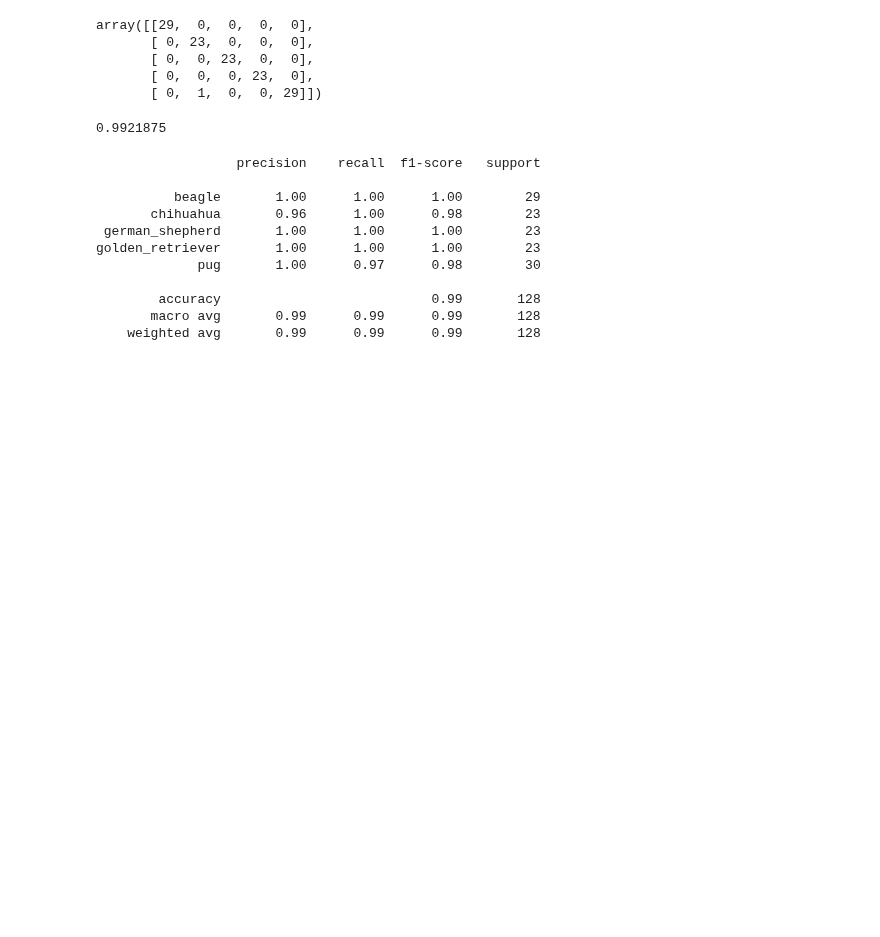
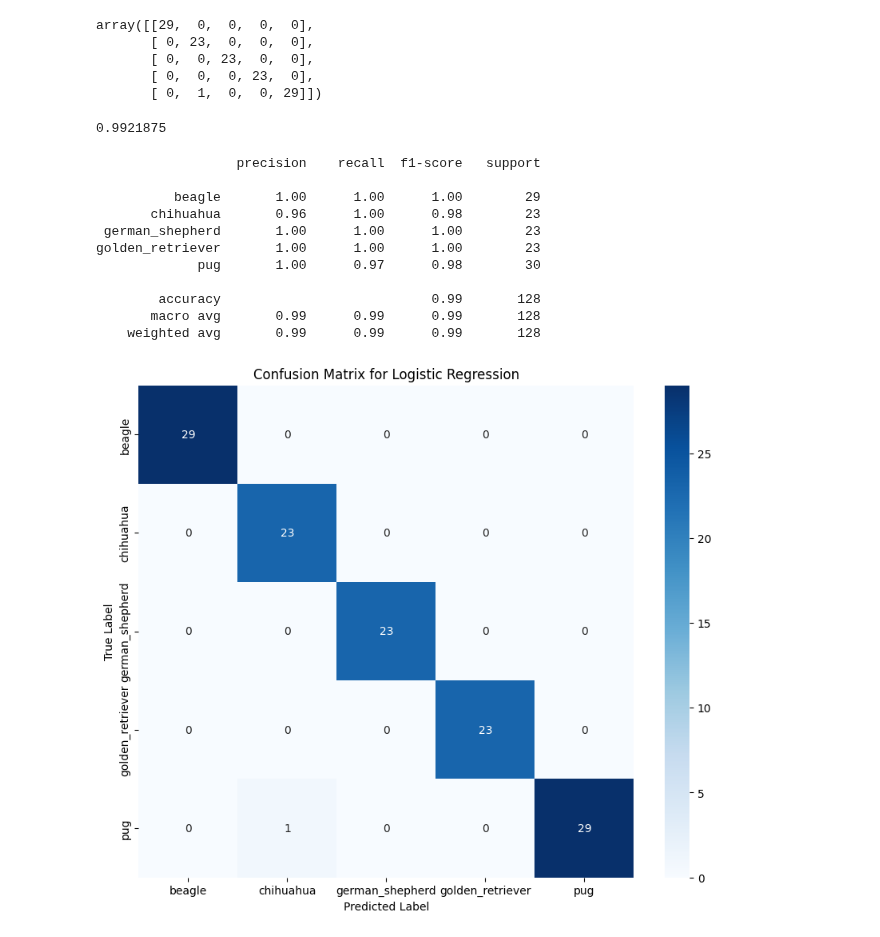
Before and after one commit to Mohamed1Hossam/ML, a Jupyter notebook: Image_Dataset/train_logistic_regression.ipynb, the cells around one changed output. Saved outputs shown, nothing was run; the diff lists cells and outputs as text; code cells hidden in the pictures; blank space fills up the shorter version.

```diff
--- a/Image_Dataset/train_logistic_regression.ipynb
+++ b/Image_Dataset/train_logistic_regression.ipynb
@@ -87,3 +87,38 @@ golden_retriever       1.00      1.00      1.00        23
         accuracy                           0.99       128
        macro avg       0.99      0.99      0.99       128
     weighted avg       0.99      0.99      0.99       128
+# %%
+import matplotlib.pyplot as plt
+import seaborn as sns
+from sklearn.metrics import confusion_matrix
+import numpy as np
+import json
+
+# Re-load class names
+try:
+    with open('python_ML/data/features/class_names.json', 'r') as f:
+        class_names = json.load(f)
+    class_labels = list(class_names.keys())
+except FileNotFoundError:
+    print("Class names file not found. Using generic labels.")
+    class_labels = np.unique(y_test)
+
+# 1. Compute the Confusion Matrix
+cm = confusion_matrix(y_test, y_pred)
+
+# 2. Plot the Confusion Matrix
+plt.figure(figsize=(10, 8))
+sns.heatmap(
+    cm,
+    annot=True,
+    fmt='d',
+    cmap='Blues',
+    xticklabels=class_labels,
+    yticklabels=class_labels
+)
+plt.title('Confusion Matrix for Logistic Regression')
+plt.ylabel('True Label')
+plt.xlabel('Predicted Label')
+plt.show()
+# %% [output]
+[figure, added]
```
Also changed, not shown: parts of 1 cell of this notebook, 3 other files.
